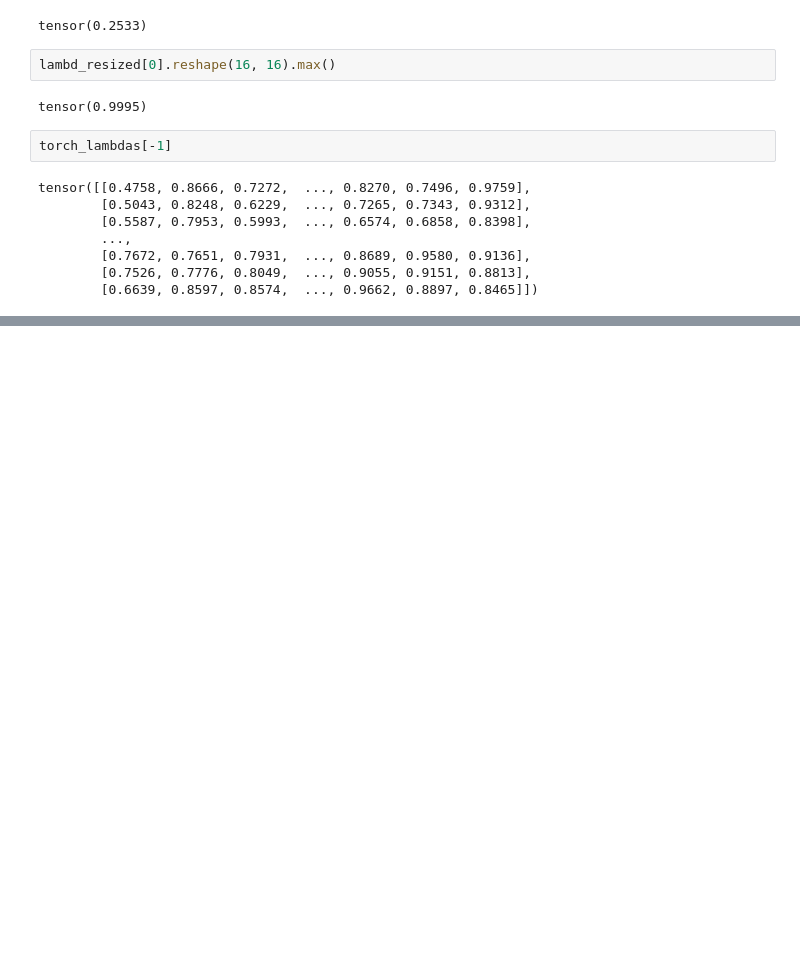
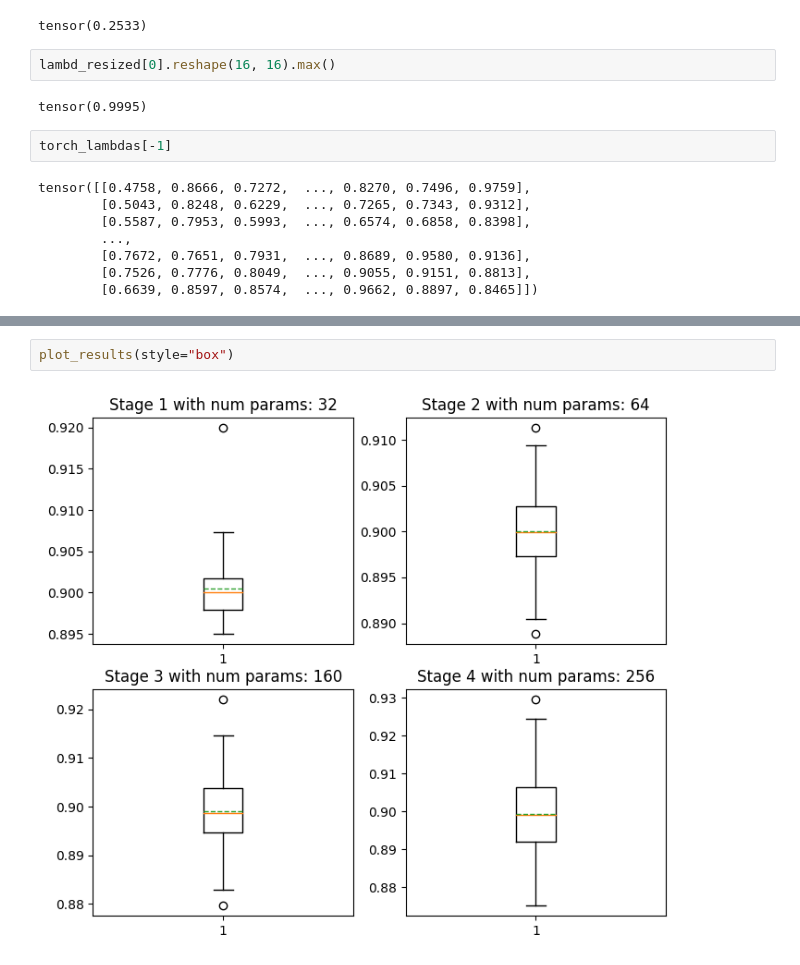
Before and after one commit to julian-klitzing/u-mixformer, a Jupyter notebook: params_analysis.ipynb, the cells around one changed output, grey strips where cells are left out. Drawn from its saved outputs; the diff is of its cells as text; blank space fills up the shorter version.

```diff
--- a/params_analysis.ipynb
+++ b/params_analysis.ipynb
@@ -227,0 +306,4 @@ tensor([[0.4758, 0.8666, 0.7272,  ..., 0.8270, 0.7496, 0.9759],
+# %%
+plot_results(style="box")
+# %% [output]
+[figure, added]
```
Also changed, not shown: parts of 7 cells of this notebook.
